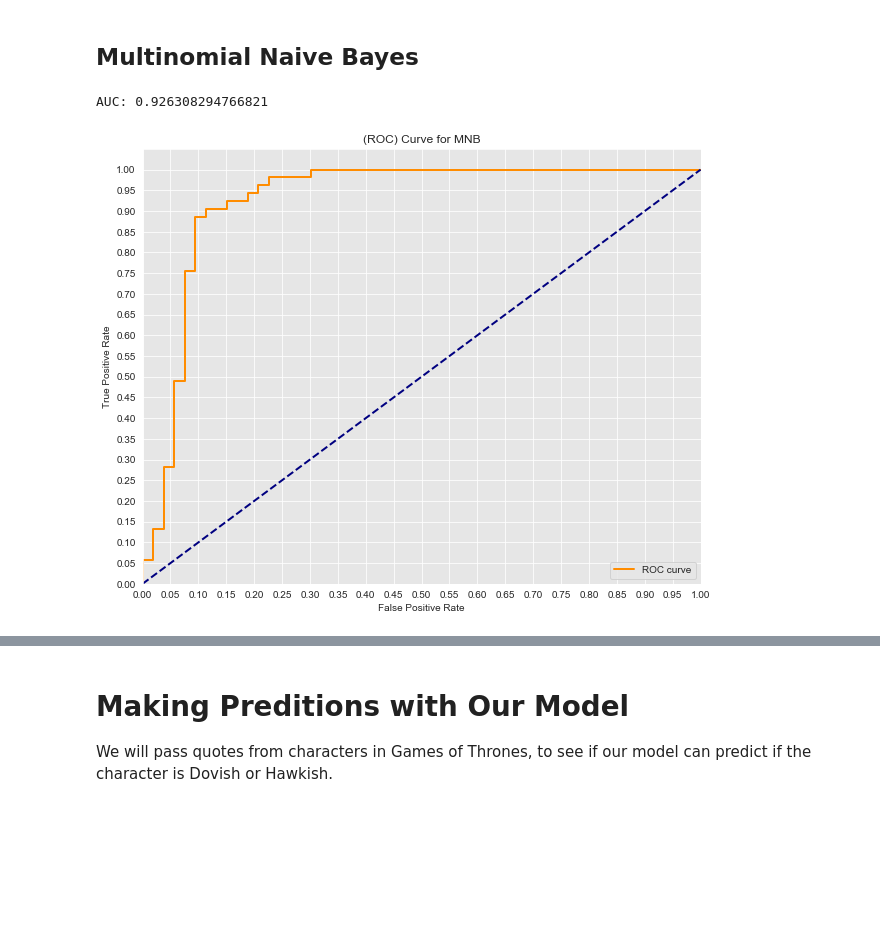
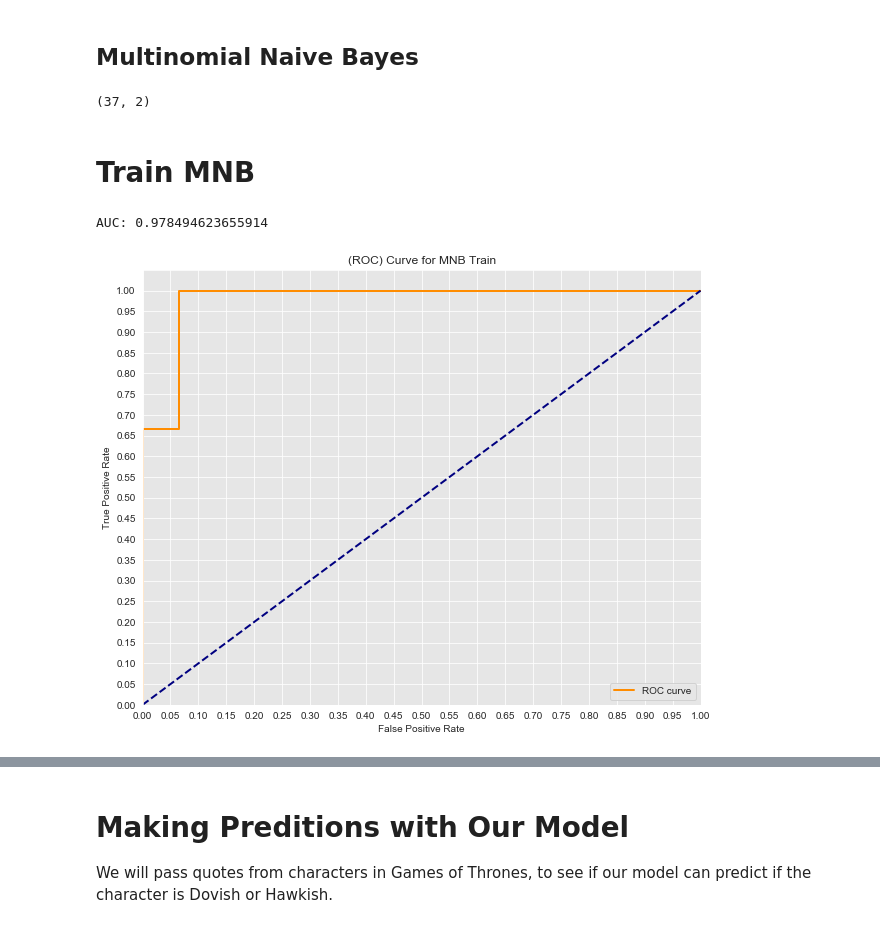
Before and after one commit to MarcSchneider71/Mod-3-Project--FOMC-Classfier-NLP, a Jupyter notebook: ModelwithPredicationsandGraphs.ipynb, the cells around one changed output, grey strips where cells are left out. Saved outputs shown, nothing was run; the diff lists cells and outputs as text; code cells hidden in the pictures; blank space fills up the shorter version.

```diff
--- a/ModelwithPredicationsandGraphs.ipynb
+++ b/ModelwithPredicationsandGraphs.ipynb
@@ -202,7 +200,3 @@ df_model.head()
 | 2 | [information, received, since, fe... | hawkish | information received since federa... | 1 |
 | 3 | [information, received, since, fe... | dovish | information received since federa... | 0 |
 | 4 | [information, received, since, fe... | hawkish | information received since federa... | 1 |
-# %%
-X_train, X_test, y_train, y_test = model_selection.train_test_split(df_model.raw_document, df_model.Category, train_size = .8, random_state = 0)
-
-#do we need this
@@ -276,4 +250,4 @@ tfidf_transformer = TfidfTransformer().fit(X)
 # %%
 documents_tfidf = tfidf_transformer.transform(X)
 # %%
-X_train, X_test, y_train, y_test = model_selection.train_test_split(documents_tfidf, df_model.binary_code, train_size = .6, random_state= 0)
+X_train, X_test, y_train, y_test = model_selection.train_test_split(documents_tfidf, df_model['Category'], train_size = .6, random_state= 0)
@@ -287,0 +262,2 @@ X_resampled_Cat, y_resampled_Cat = SMOTE().fit_sample(documents_tfidf, df_model[
+# %%
+X_resampled, y_resampled = SMOTE().fit_resample(X_train, y_train)
@@ -293,33 +277,45 @@ X_resampled_Cat, y_resampled_Cat = SMOTE().fit_sample(documents_tfidf, df_model[
 from sklearn.naive_bayes import MultinomialNB
 from sklearn.metrics import roc_curve, auc
 # %%
-mb_model_resampled = MultinomialNB().fit(X_resampled_Cat, y_resampled_Cat)
+mb_model_resampled = MultinomialNB().fit(X_resampled, y_resampled)
+# %%
+y_score.shape
+# %% [output]
+(37, 2)
+# %% [markdown]
+# Train MNB
 # %%
 import matplotlib.pyplot as plt
 import seaborn as sns
 %matplotlib inline
 
+from sklearn import preprocessing
 
-y_score= mb_model_resampled.predict_proba(X_resampled_Cat)
-fpr, tpr, thresholds = roc_curve(y_resampled_BC, y_score[:,1])
+y_score= mb_model_resampled.predict_proba(X_train)
+
+lb= preprocessing.LabelBinarizer()
+binary = lb.fit_transform(y_train)
+
+
+fpr, tpr, thresholds = roc_curve(binary, y_score[:,1])
 #Seaborns Beautiful Styling
 sns.set_style("darkgrid", {"axes.facecolor": ".9"})
 
 plt.figure(figsize=(10,8))
 lw = 2
 plt.plot(fpr, tpr, color='darkorange',
          lw=lw, label='ROC curve')
 plt.plot([0, 1], [0, 1], color='navy', lw=lw, linestyle='--')
 plt.xlim([0.0, 1.0])
 plt.ylim([0.0, 1.05])
 plt.yticks([i/20.0 for i in range(21)])
 plt.xticks([i/20.0 for i in range(21)])
 plt.xlabel('False Positive Rate')
 plt.ylabel('True Positive Rate')
-plt.title('(ROC) Curve for MNB')
+plt.title('(ROC) Curve for MNB Train')
 plt.legend(loc="lower right")
 print('AUC: {}'.format(auc(fpr, tpr)))
 plt.show()
 # %% [output]
-AUC: 0.926308294766821
+AUC: 0.978494623655914
-[figure, old version]
+[figure, new version]
```
Also changed, not shown: parts of 43 cells of this notebook, 1 other file.
